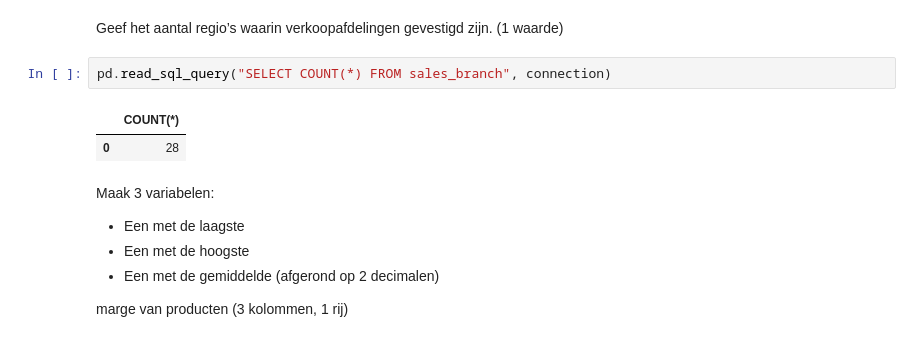
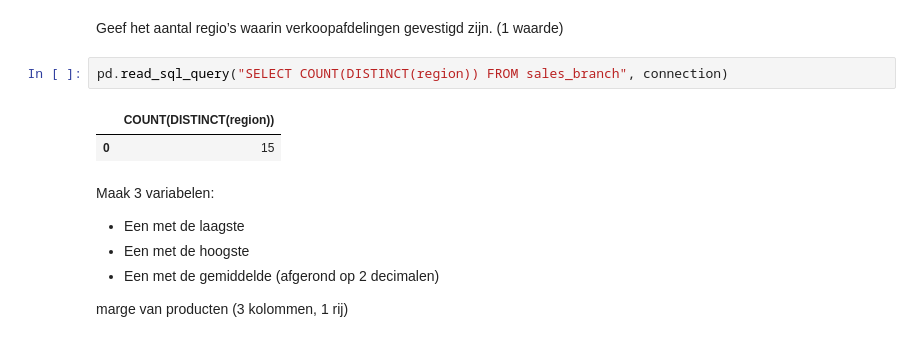
Before and after one commit to alex24106429/DEAI-Portfolio, a Jupyter notebook: week_1/werkcollege_2/Opdrachten_w1_wc2.ipynb, the cells around one changed output. Cells and saved outputs as stored; diff of their text form.

```diff
--- a/week_1/werkcollege_2/Opdrachten_w1_wc2.ipynb
+++ b/week_1/werkcollege_2/Opdrachten_w1_wc2.ipynb
@@ -174,10 +174,10 @@ pd.read_sql_query("SELECT COUNT(*) as returned_item_count FROM returned_item", c
 # %% [markdown]
 Geef het aantal regio’s waarin verkoopafdelingen gevestigd zijn. (1 waarde)
 # %%
-pd.read_sql_query("SELECT COUNT(*) FROM sales_branch", connection)
+pd.read_sql_query("SELECT COUNT(DISTINCT(region)) FROM sales_branch", connection)
 # %% [output]
-|  | COUNT(*) |
-| 0 | 28 |
+|  | COUNT(DISTINCT(region)) |
+| 0 | 15 |
 # %% [markdown]
 Maak 3 variabelen:
 - Een met de laagste
```
Also changed, not shown: parts of 1 cell of this notebook.
